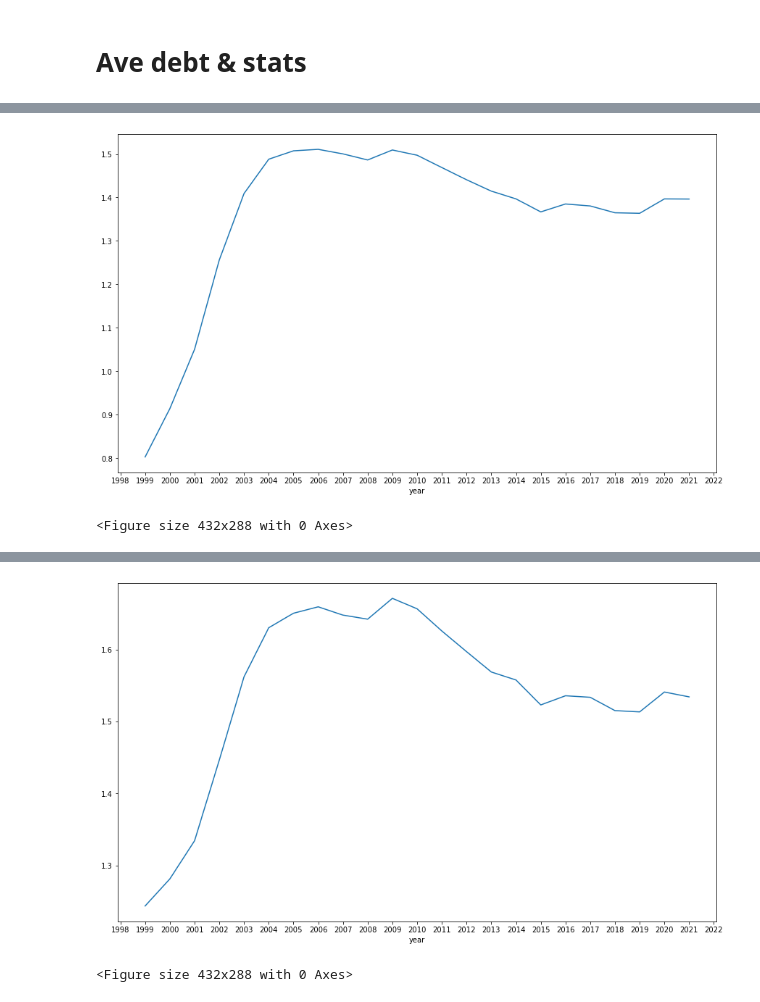
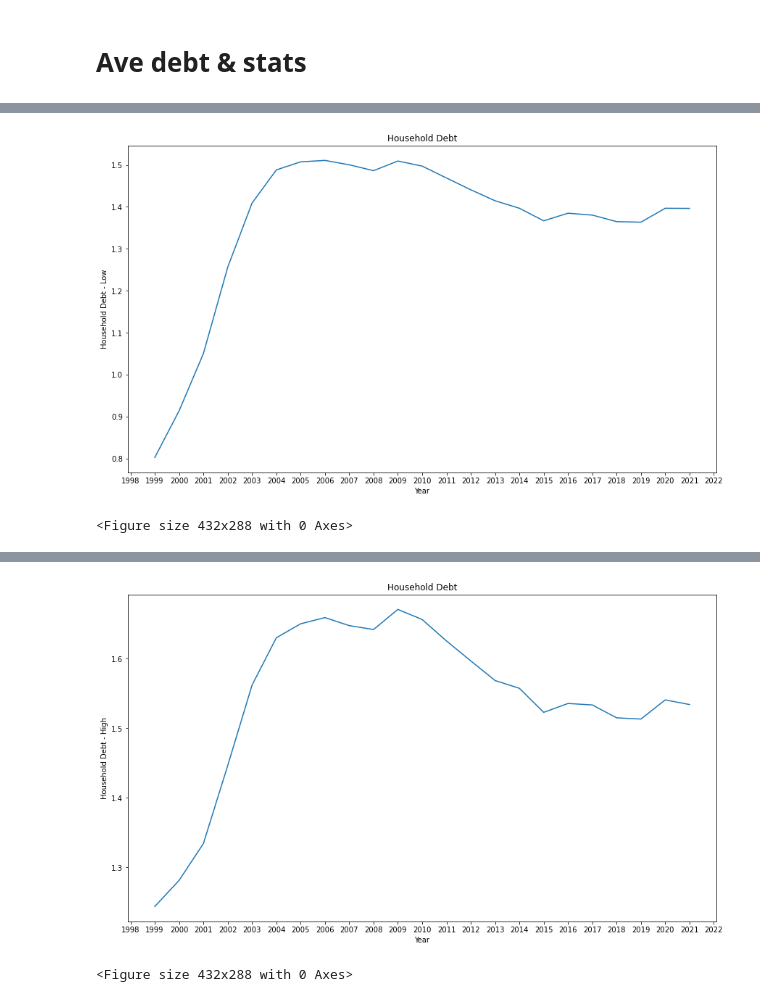
Before and after one commit to Retica/Final_Project, a Jupyter notebook: cleaning_data.ipynb, the cells around one changed output, grey strips where cells are left out. Drawn from its saved outputs; the diff is of its cells as text; code cells hidden in the pictures.

Commit message:
adding info for line graph and updated Fig 1-3

```diff
--- a/cleaning_data.ipynb
+++ b/cleaning_data.ipynb
@@ -445,17 +430,25 @@ Name: low, dtype: float64
 # %%
 # Plot the data.
 
 import matplotlib.ticker as ticker
 
 fig, axs = plt.subplots(figsize=(12, 7), constrained_layout=True)
 low_debt_ave_df.plot(x="year", y="low")
 plt.gca().xaxis.set_major_locator(plt.MultipleLocator(1))
+
+# Create labels for the x and y axes.
+plt.xlabel("Year")
+plt.ylabel("Household Debt - Low")
+
+# Create a title.
+plt.title("Household Debt")
+
 plt.show()
 
 # Save the figure.
 plt.savefig("Fig1_lowHouseHoldDebt.png")
 # %% [output]
-[figure, old version]
+[figure, new version]
 <Figure size 432x288 with 0 Axes>
 # %%
 # Get average of high for each year
@@ -483,9 +476,17 @@ Name: high, dtype: float64
 fig, axs = plt.subplots(figsize=(12, 7), constrained_layout=True)
 high_debt_ave_df.plot(x="year", y="low")
 plt.gca().xaxis.set_major_locator(plt.MultipleLocator(1))
+
+# Create labels for the x and y axes.
+plt.xlabel("Year")
+plt.ylabel("Household Debt - High")
+
+# Create a title.
+plt.title("Household Debt")
+
 plt.show()
 #Save the figure.
 plt.savefig("Fig2_highHouseHoldDebt.png")
 # %% [output]
-[figure, old version]
+[figure, new version]
 <Figure size 432x288 with 0 Axes>
```
Also changed, not shown: parts of 11 cells of this notebook, 5 other files.
